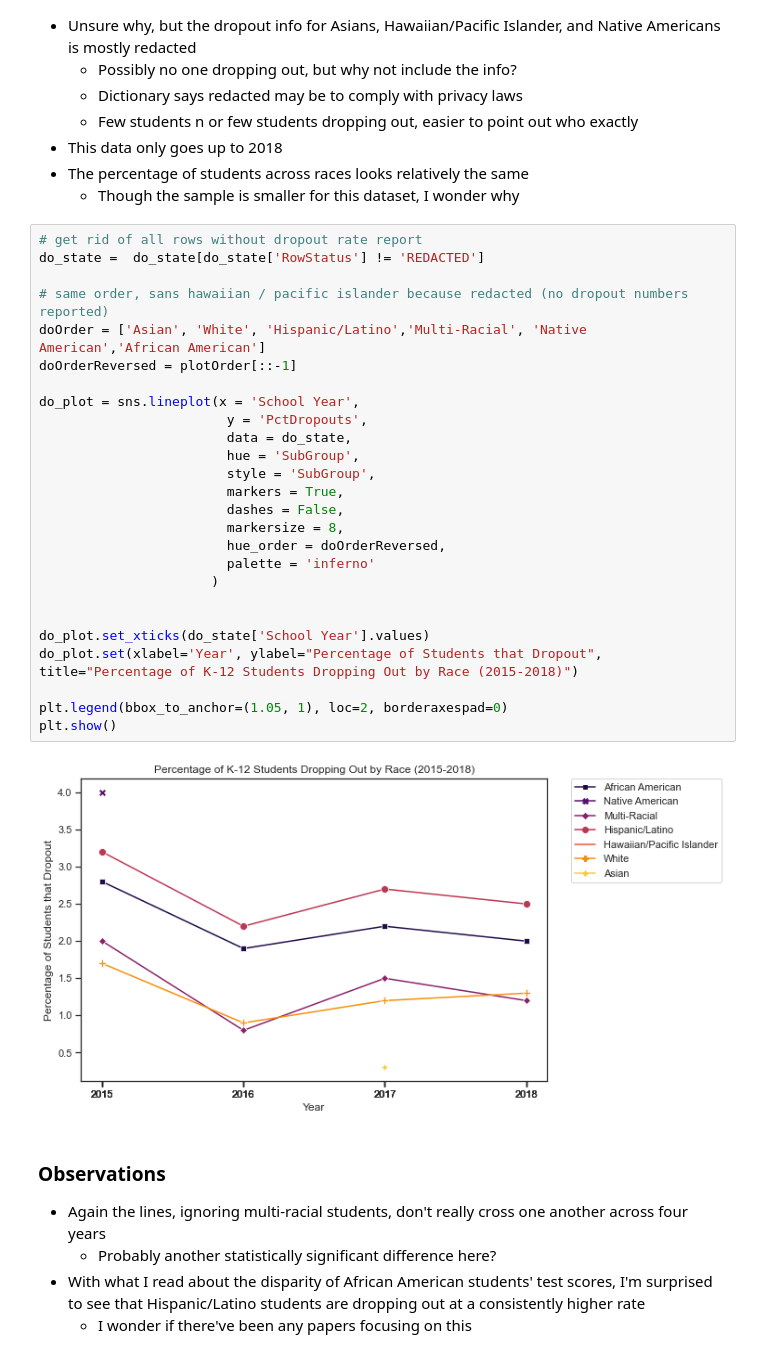
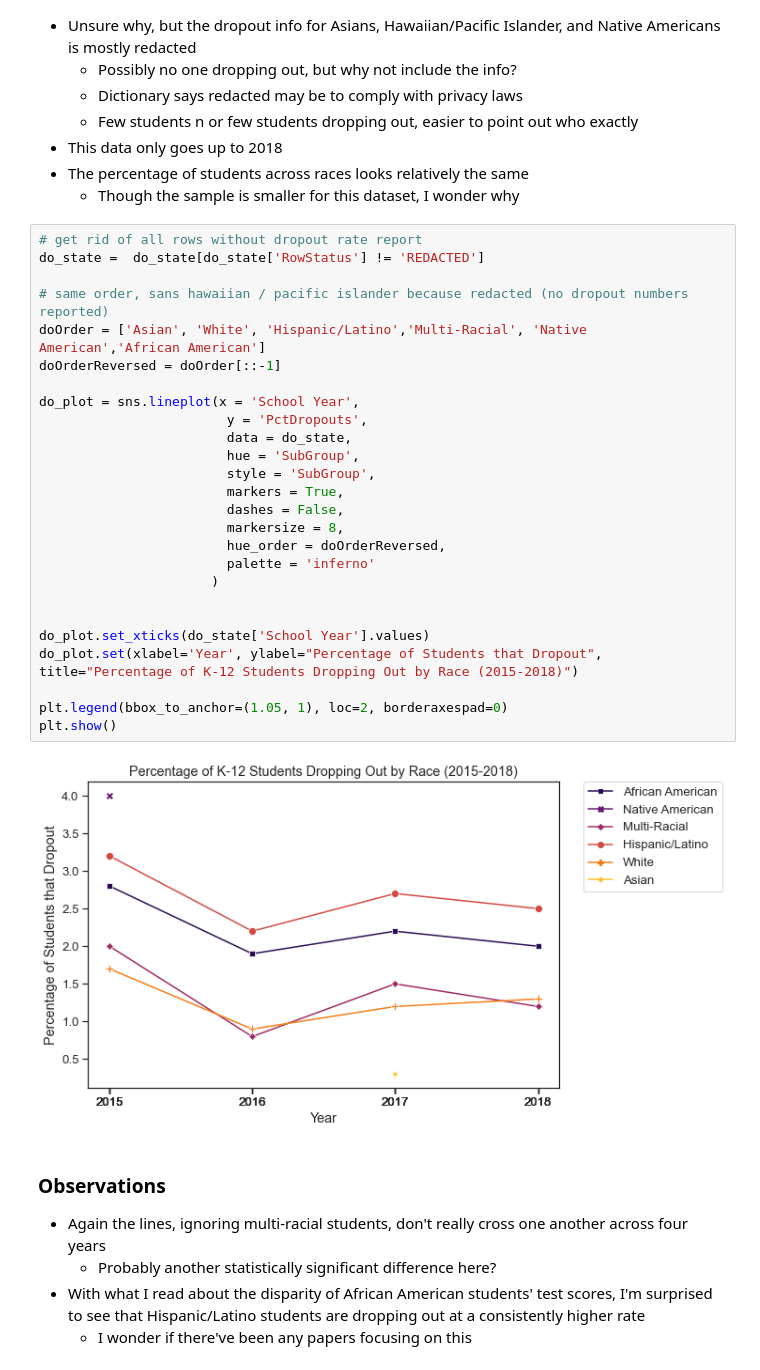
Before and after one commit to annapoliswu/CISC367_Midterm, a Jupyter notebook: messy-student-performance-analysis.ipynb, the cells around one changed output. Drawn from its saved outputs; the diff is of its cells as text.

```diff
--- a/messy-student-performance-analysis.ipynb
+++ b/messy-student-performance-analysis.ipynb
@@ -430,31 +431,31 @@ Total number of students: 41593
 # %%
 # get rid of all rows without dropout rate report
 do_state =  do_state[do_state['RowStatus'] != 'REDACTED']
 
 # same order, sans hawaiian / pacific islander because redacted (no dropout numbers reported)
 doOrder = ['Asian', 'White', 'Hispanic/Latino','Multi-Racial', 'Native American','African American']
-doOrderReversed = plotOrder[::-1]
+doOrderReversed = doOrder[::-1]
 
 do_plot = sns.lineplot(x = 'School Year',
                         y = 'PctDropouts',
                         data = do_state,
                         hue = 'SubGroup',
                         style = 'SubGroup',
                         markers = True,
                         dashes = False,
                         markersize = 8,
                         hue_order = doOrderReversed,
                         palette = 'inferno'
                       )
 
 
 do_plot.set_xticks(do_state['School Year'].values)
 do_plot.set(xlabel='Year', ylabel="Percentage of Students that Dropout", title="Percentage of K-12 Students Dropping Out by Race (2015-2018)")
 
 plt.legend(bbox_to_anchor=(1.05, 1), loc=2, borderaxespad=0)
 plt.show()
 # %% [output]
-[figure, old version]
+[figure, new version]
 # %% [markdown]
 ### Observations
 * Again the lines, ignoring multi-racial students, don't really cross one another across four years
```
Also changed, not shown: parts of 15 cells of this notebook, 1 other file.
